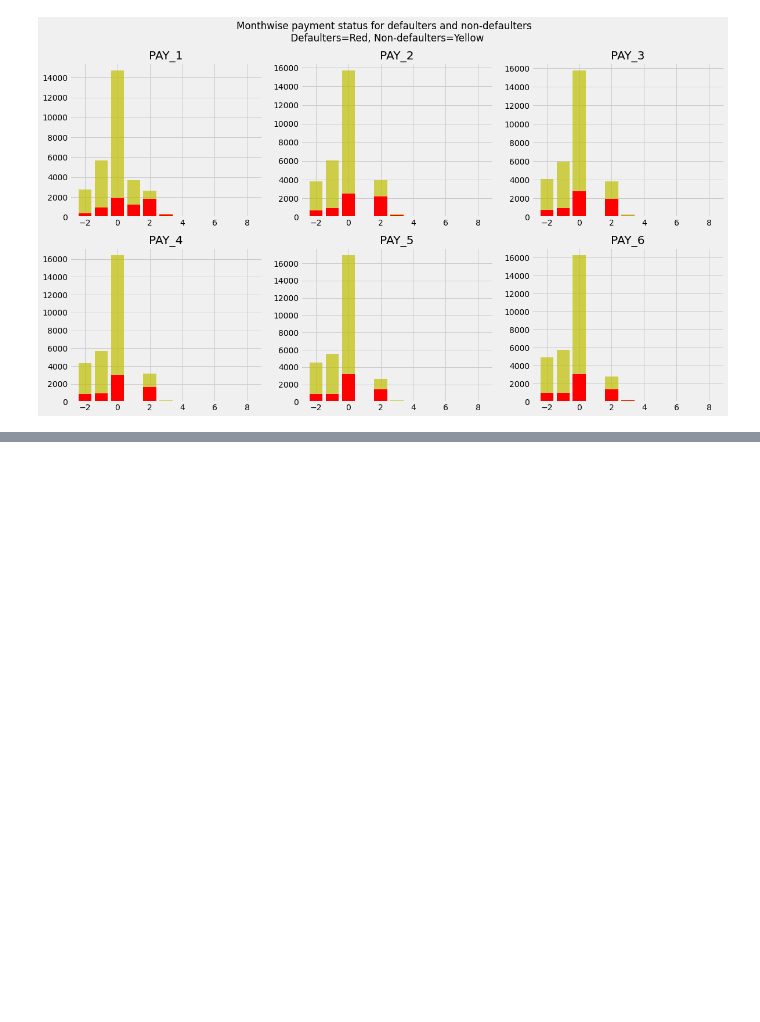
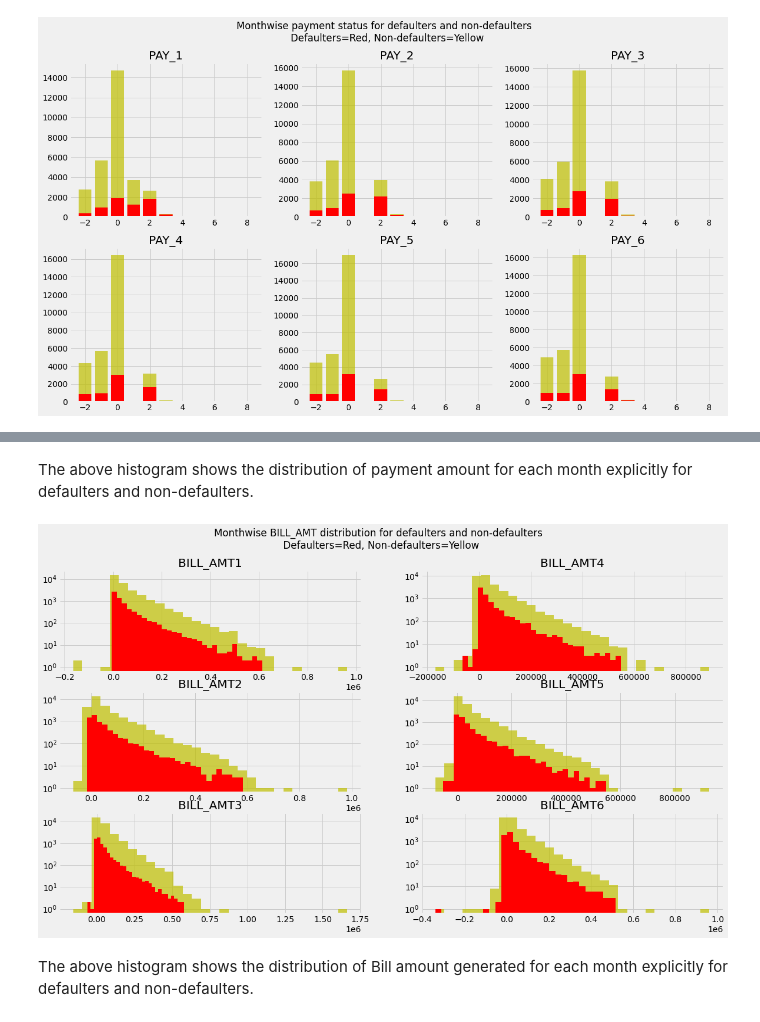
Before and after one commit to Anupam8858/Credit-Card-Default-Prediction, a Jupyter notebook: Credit_Card_Default_Prediction_Capstone_Project.ipynb, the cells around one changed output, grey strips where cells are left out. Cells and saved outputs as stored; diff of their text form; code cells hidden in the pictures; blank space fills up the shorter version.

```diff
--- a/Credit_Card_Default_Prediction_Capstone_Project.ipynb
+++ b/Credit_Card_Default_Prediction_Capstone_Project.ipynb
@@ -289,0 +312,8 @@ for i in range(len(pay_status_columns)):
+# %% [markdown]
+The above histogram shows the distribution of payment amount for each month explicitly for defaulters and non-defaulters.
+# %%
+plot_graph('BILL_AMT')
+# %% [output]
+[figure, added]
+# %% [markdown]
+The above histogram shows the distribution of Bill amount generated for each month explicitly for defaulters and non-defaulters.
```
Also changed, not shown: parts of 4 cells of this notebook.
